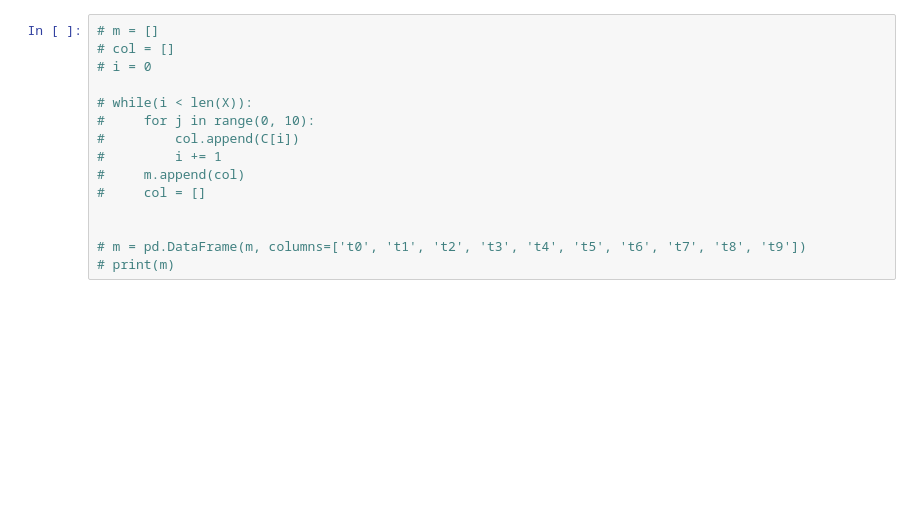
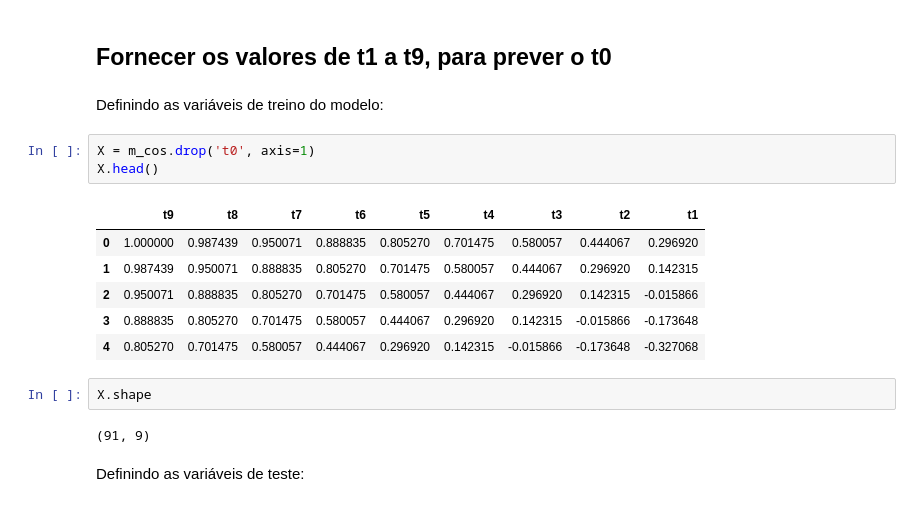
Before and after one commit to bruna-capistrano/TrabalhoPPA, a Jupyter notebook: predicao_cosseno.ipynb, the cells around one changed output. Drawn from its saved outputs; the diff is of its cells as text; blank space fills up the shorter version.

```diff
--- a/predicao_cosseno.ipynb
+++ b/predicao_cosseno.ipynb
@@ -31,15 +79,20 @@ m_cos
-# %%
-# m = []
-# col = []
-# i = 0
-
-# while(i < len(X)):
-#     for j in range(0, 10):
-#         col.append(C[i])
-#         i += 1
-#     m.append(col)
-#     col = []
-
-
-# m = pd.DataFrame(m, columns=['t0', 't1', 't2', 't3', 't4', 't5', 't6', 't7', 't8', 't9'])
-# print(m)
+# %% [markdown]
+## Fornecer os valores de t1 a t9, para prever o t0
+# %% [markdown]
+Definindo as variáveis de treino do modelo:
+# %%
+X = m_cos.drop('t0', axis=1)
+X.head()
+# %% [output]
+|  | t9 | t8 | t7 | t6 | t5 | t4 | t3 | t2 | t1 |
+| 0 | 1.000000 | 0.987439 | 0.950071 | 0.888835 | 0.805270 | 0.701475 | 0.580057 | 0.444067 | 0.296920 |
+| 1 | 0.987439 | 0.950071 | 0.888835 | 0.805270 | 0.701475 | 0.580057 | 0.444067 | 0.296920 | 0.142315 |
+| 2 | 0.950071 | 0.888835 | 0.805270 | 0.701475 | 0.580057 | 0.444067 | 0.296920 | 0.142315 | -0.015866 |
+| 3 | 0.888835 | 0.805270 | 0.701475 | 0.580057 | 0.444067 | 0.296920 | 0.142315 | -0.015866 | -0.173648 |
+| 4 | 0.805270 | 0.701475 | 0.580057 | 0.444067 | 0.296920 | 0.142315 | -0.015866 | -0.173648 | -0.327068 |
+# %%
+X.shape
+# %% [output]
+(91, 9)
+# %% [markdown]
+Definindo as variáveis de teste:
```
Also changed, not shown: parts of 20 cells of this notebook, 1 other file.
